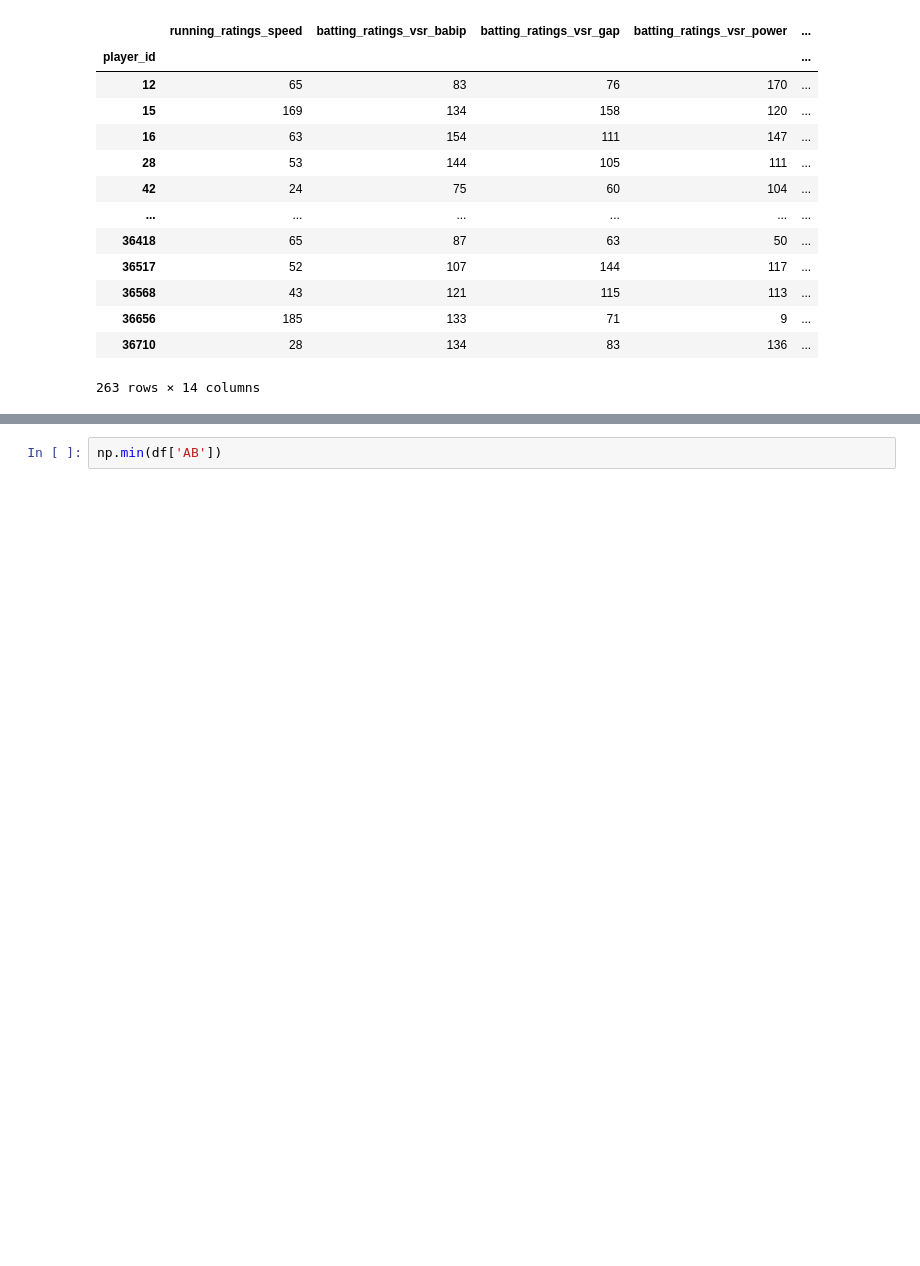
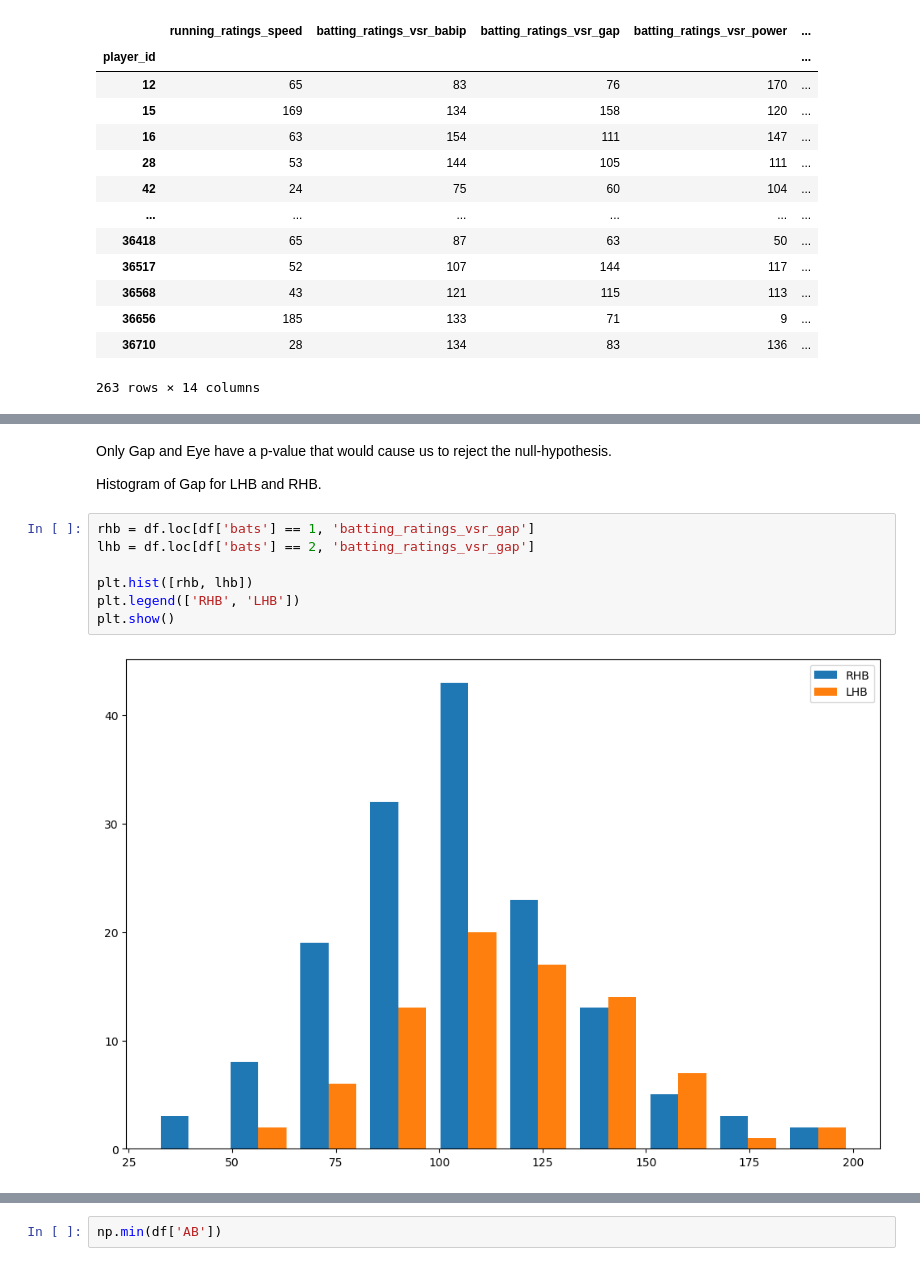
Before and after one commit to ch1maera/ootp22_case_study, a Jupyter notebook: OOTP 22 Batting Splits.ipynb, the cells around one changed output, grey strips where cells are left out. Drawn from its saved outputs; the diff is of its cells as text; blank space fills up the shorter version.

```diff
--- a/OOTP 22 Batting Splits.ipynb
+++ b/OOTP 22 Batting Splits.ipynb
@@ -54,0 +79,13 @@ df
+# %% [markdown]
+Only Gap and Eye have a p-value that would cause us to reject the null-hypothesis.
+
+Histogram of Gap for LHB and RHB.
+# %%
+rhb = df.loc[df['bats'] == 1, 'batting_ratings_vsr_gap']
+lhb = df.loc[df['bats'] == 2, 'batting_ratings_vsr_gap']
+
+plt.hist([rhb, lhb])
+plt.legend(['RHB', 'LHB'])
+plt.show()
+# %% [output]
+[figure, added]
```
Also changed, not shown: parts of 5 cells of this notebook.
